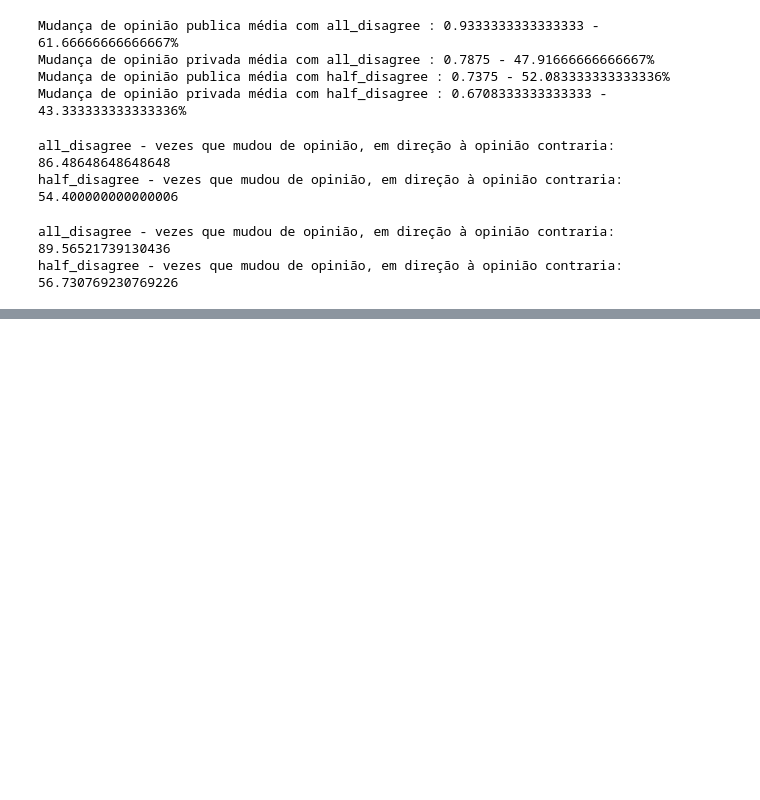
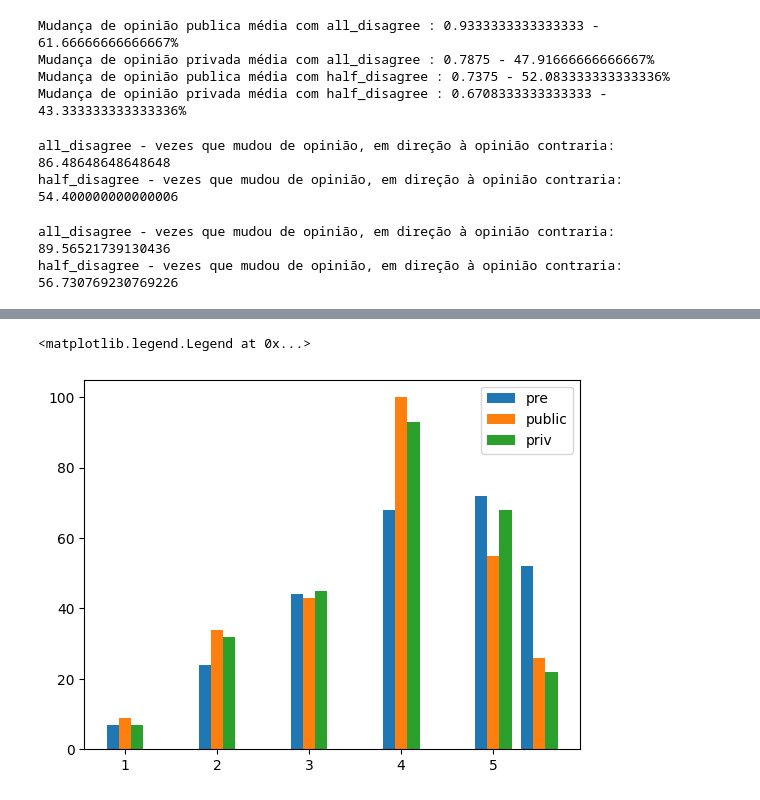
Before and after one commit to joaopereira76/robotsvote-code, a Jupyter notebook: Untitled1.ipynb, the cells around one changed output, grey strips where cells are left out. Saved outputs shown, nothing was run; the diff lists cells and outputs as text; code cells hidden in the pictures; blank space fills up the shorter version.

```diff
--- a/Untitled1.ipynb
+++ b/Untitled1.ipynb
@@ -3792,7 +3675,7 @@ print("half_disagree - vezes que mudou de opinião, em direção à opinião con
 all_disagree - vezes que mudou de opinião, em direção à opinião contraria: 89.56521739130436
 half_disagree - vezes que mudou de opinião, em direção à opinião contraria: 56.730769230769226
 # %%
-with open("./data_final.json") as f:
+with open("./data_final_per_round.json") as f:
     data = json.load(f)
 
 topics = ["socio-economic", "robot_related"]
@@ -3806,7 +3689,7 @@ for t in topics:
     half_count = 0
 
     for row in data:
-        if(abs(int(row["public"]) - int(row["pre"])) != 0 and abs(int(row["pro"]) - int(row["pre"])) != 0 and row["topic"] == t):
+        if(abs(int(row["public"]) - int(row["pre"])) != 0 and abs(int(row["priv"]) - int(row["pre"])) != 0 and row["topic"] == t):
             count_pub += 1
             if(row["condition"] == "all_disagree"):
                 count_all_disagree += 1
@@ -3814,8 +3697,11 @@ for t in topics:
                     all_count +=1
             if(row["condition"] == "half_disagree"):
                 count_half_disagree += 1
-                if((int(row["pre"]) >3 and int(row["public"]) - int(row["pre"]) < 0) or (int(row["pre"]) >3 and int(row["public"]) - int(row["pre"])< 0)):
+                if((int(row["pre"]) < 4 and int(row["public"]) - int(row["pre"]) > 0) or (int(row["pre"]) >3 and int(row["public"]) - int(row["pre"])< 0)):
                     half_count += 1
+
+    print(half_count)
+    print(count_half_disagree)
 
     print("Tópico : " + t)
     print("all_disagree - vezes que mudou de opinião, em direção à opinião contraria: " + str(all_count/count_all_disagree*100))
@@ -3829,0 +4062,26 @@ half_disagree - vezes que mudou de opinião, em direção à opinião contraria:
+# %%
+import json
+import pandas as pd
+import numpy as np
+import matplotlib.pyplot as plt
+
+with open("./data_final_per_round.json") as f:
+    data = json.load(f)
+
+opinions_init = []
+opinions_public = []
+opinions_final = []
+
+for row in data:
+
+    if(row["condition"] == "all_disagree"):
+
+        opinions_init.append(int(row["pre"]))
+        opinions_public.append(int(row["public"]))
+        opinions_final.append(int(row["priv"]))
+
+plt.hist([opinions_init, opinions_public, opinions_final], align="left", label=["pre", "public", "priv"])
+plt.legend()
+# %% [output]
+<matplotlib.legend.Legend at 0x...>
+[figure, added]
```
Also changed, not shown: parts of 10 cells of this notebook, 9 other files.
